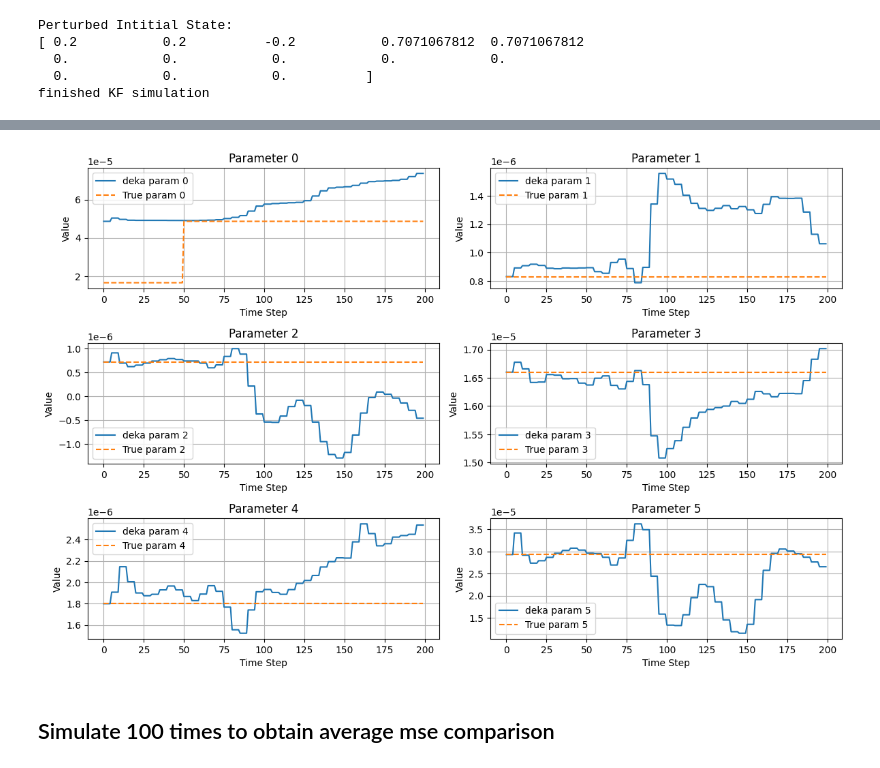
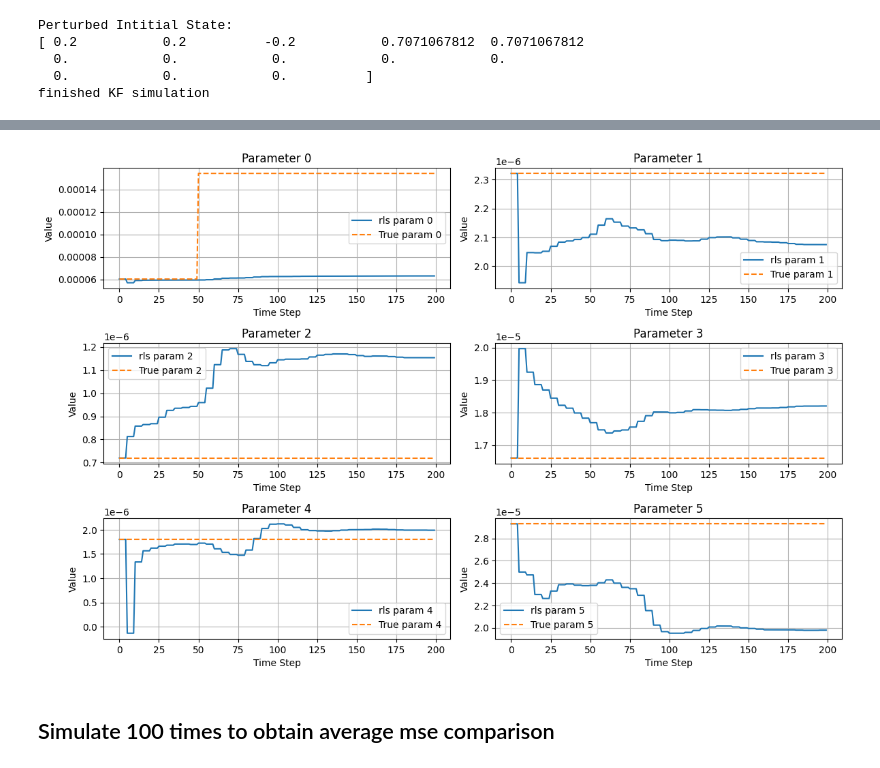
Before and after one commit to ChrisSha0104/Online-Parameter-Estimation-Using-the-Kaczmarz-Method, a Jupyter notebook: python/robot_plot.ipynb, the cells around one changed output, grey strips where cells are left out. Drawn from its saved outputs; the diff is of its cells as text; code cells hidden in the pictures.

```diff
--- a/python/robot_plot.ipynb
+++ b/python/robot_plot.ipynb
@@ -206,24 +205,25 @@ plt.show()
 # %%
 fig, axs = plt.subplots(4, 2, figsize=(12, 10))
-axs = axs.flatten()  # Make it a 1D list of axes for easy iteration
+axs = axs.flatten() # Make it a 1D list of axes for easy iteration
 
 for j in range(6):
-    axs[j].plot(t, theta_hat_rls_array[:, j], label=f'deka param {j}')
-    axs[j].plot(t, theta_deka_array[:, j], '--', label=f'True param {j}')
+    axs[j].plot(t, theta_hat_rls_array[:, j], label=f'rls param {j}')
+    axs[j].plot(t, theta_rls_array[:, j], '--', label=f'True param {j}')
     axs[j].set_title(f'Parameter {j}')
     axs[j].set_xlabel('Time Step')
     axs[j].set_ylabel('Value')
     axs[j].legend()
     axs[j].grid(True)
 
 # Hide the 8th subplot if you only have 7 params
 axs[-1].set_visible(False)
 axs[-2].set_visible(False)
 
+
 plt.tight_layout()
 plt.show()
 # %% [output]
-[figure, old version]
+[figure, new version]
 # %% [markdown]
 ## Simulate 100 times to obtain average mse comparison
 # %%
```
Also changed, not shown: parts of 3 cells of this notebook, 2 other files.
